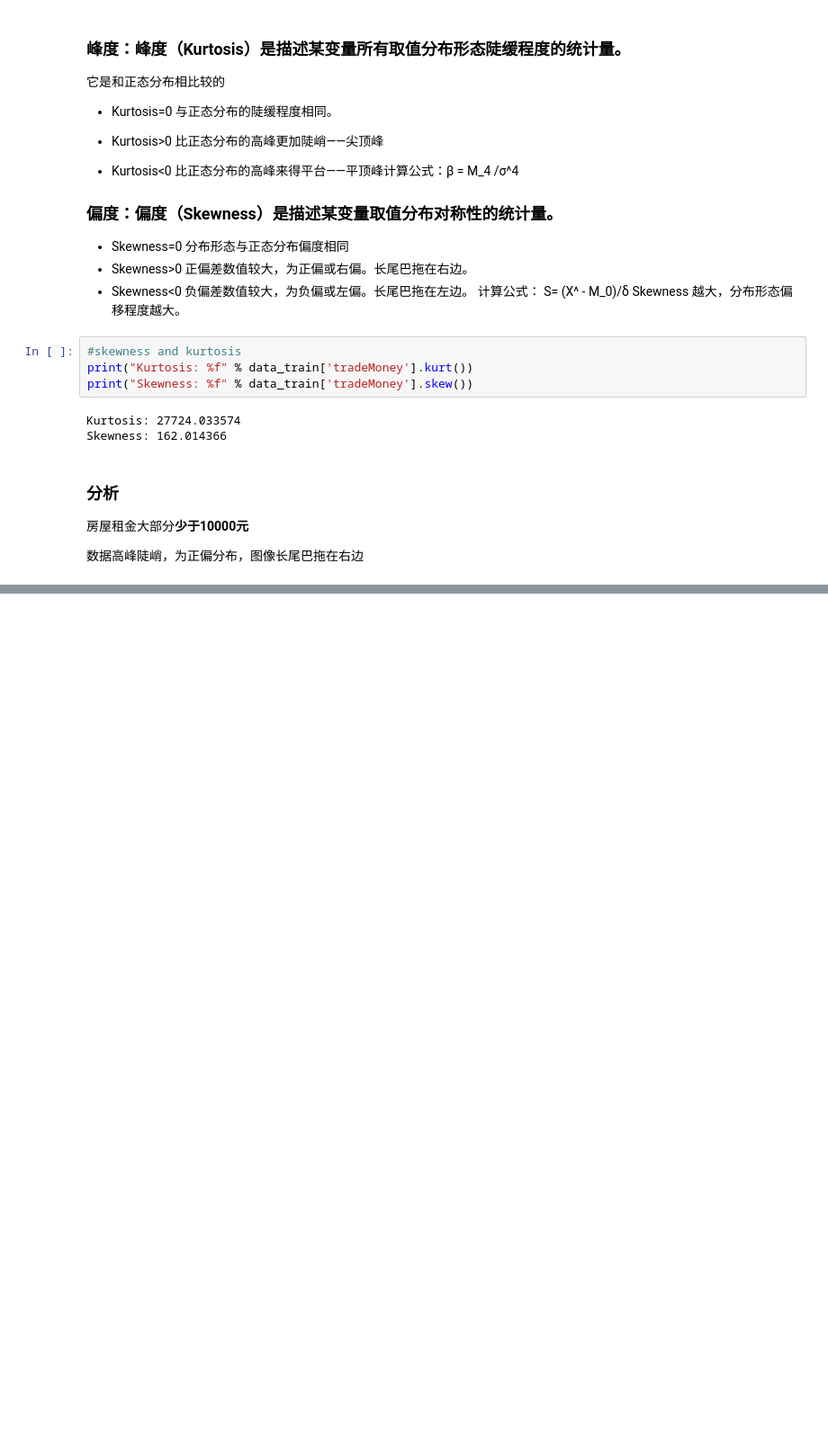
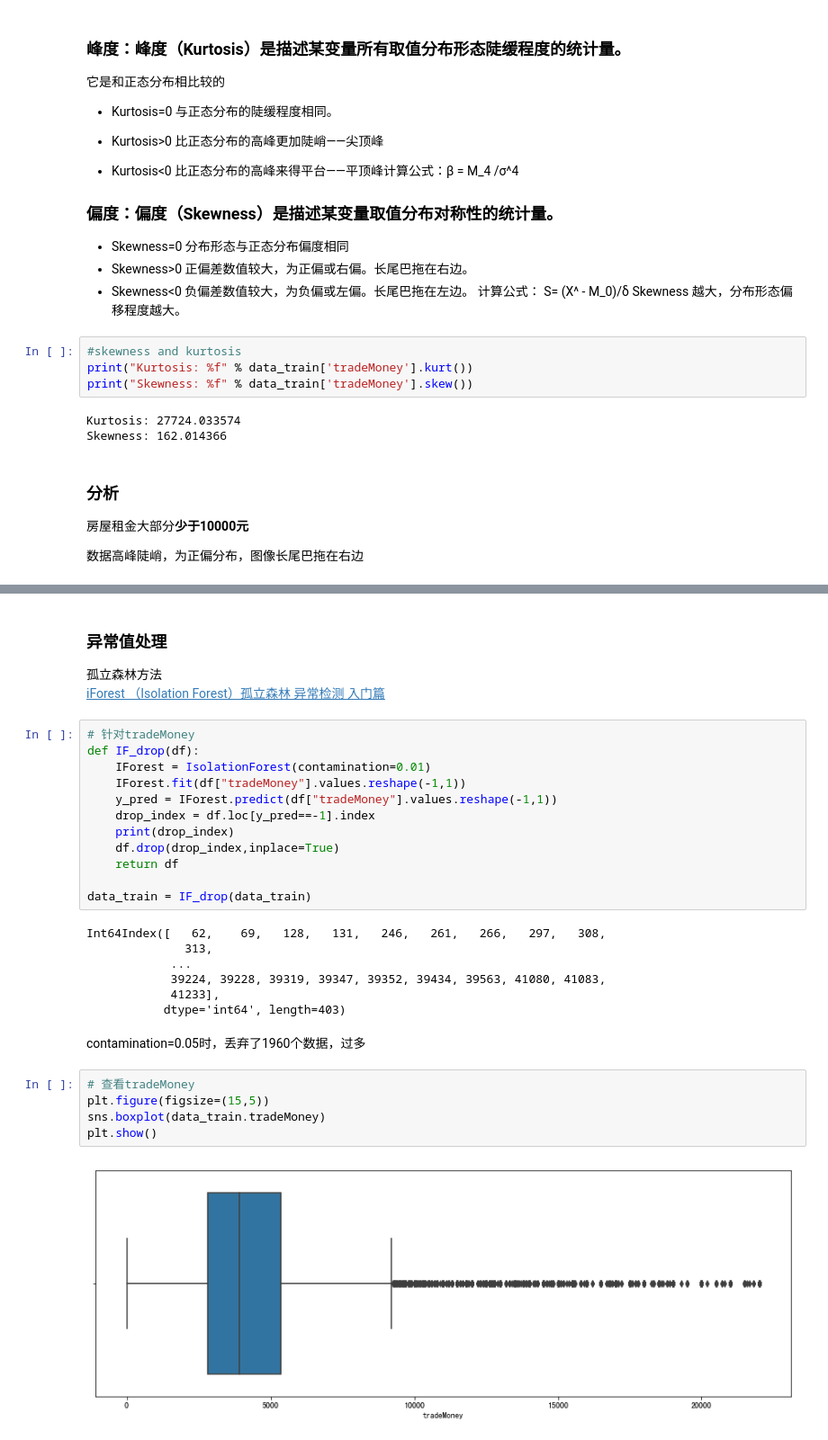
Before and after one commit to Jiachengciel/Futurelab-2019-House-Rent-Forecast, a Jupyter notebook: 1. EDA.ipynb, the cells around one changed output, grey strips where cells are left out. Shown: that part at 90% size. Drawn from its saved outputs; the diff is of its cells as text; blank space fills up the shorter version.

```diff
--- a/1. EDA.ipynb
+++ b/1. EDA.ipynb
@@ -472,0 +612,32 @@ Skewness: 162.014366
+# %% [markdown]
+### 异常值处理
+孤立森林方法
+[iForest （Isolation Forest）孤立森林 异常检测 入门篇](https://zhuanlan.zhihu.com/p/25040651)
+# %%
+# 针对tradeMoney
+def IF_drop(df):
+    IForest = IsolationForest(contamination=0.01)
+    IForest.fit(df["tradeMoney"].values.reshape(-1,1))
+    y_pred = IForest.predict(df["tradeMoney"].values.reshape(-1,1))
+    drop_index = df.loc[y_pred==-1].index
+    print(drop_index)
+    df.drop(drop_index,inplace=True)
+    return df
+
+data_train = IF_drop(data_train)
+# %% [output]
+Int64Index([   62,    69,   128,   131,   246,   261,   266,   297,   308,
+              313,
+            ...
+            39224, 39228, 39319, 39347, 39352, 39434, 39563, 41080, 41083,
+            41233],
+           dtype='int64', length=403)
+# %% [markdown]
+contamination=0.05时，丢弃了1960个数据，过多
+# %%
+# 查看tradeMoney
+plt.figure(figsize=(15,5))
+sns.boxplot(data_train.tradeMoney)
+plt.show()
+# %% [output]
+[figure, added]
```
Also changed, not shown: parts of 25 cells of this notebook.
